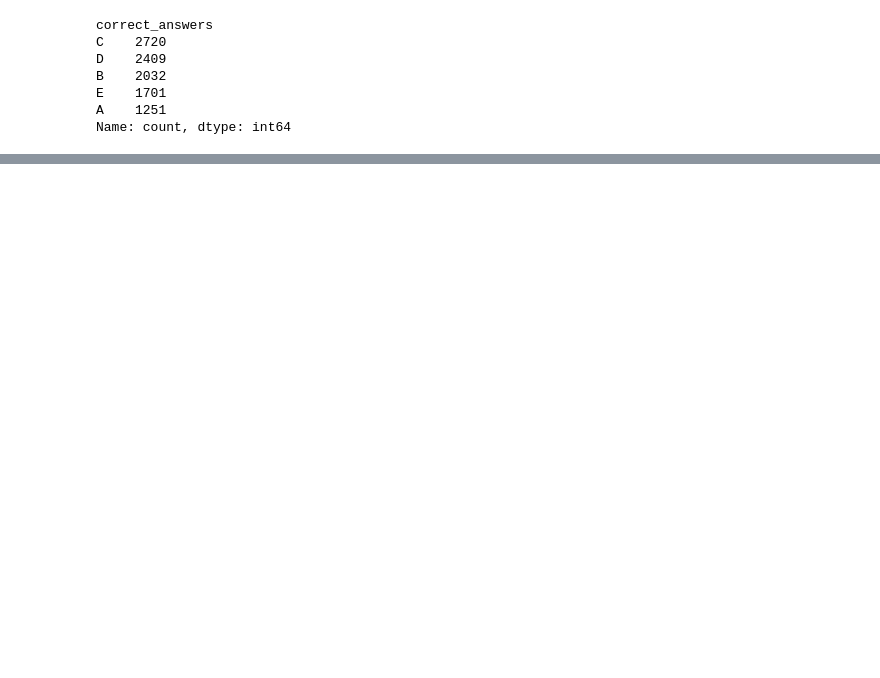
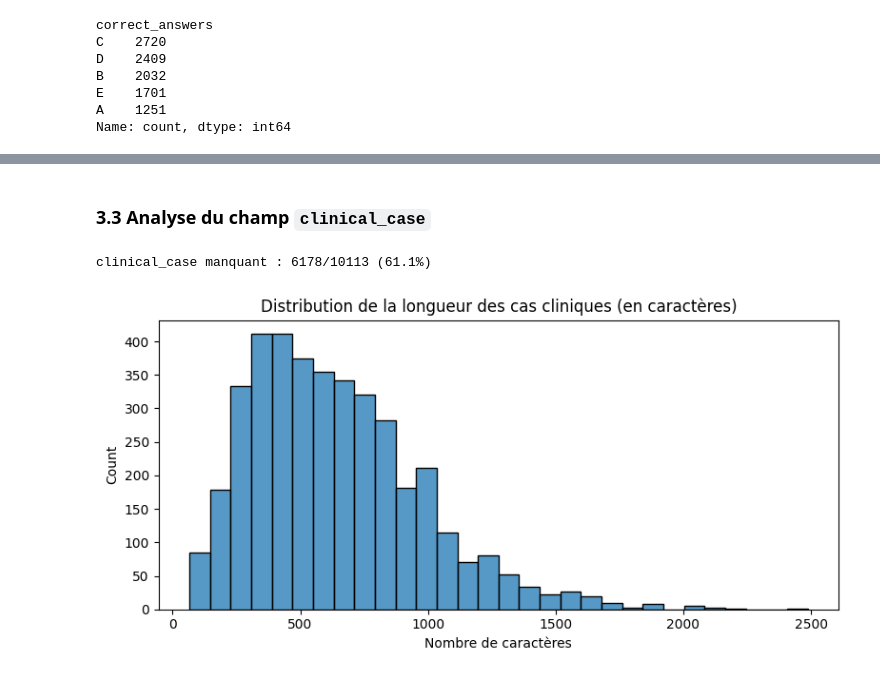
Before and after one commit to RandomFab/medical-triage-llm-finetuning, a Jupyter notebook: notebooks/EDA/mediqal_analysis.ipynb, the cells around one changed output, grey strips where cells are left out. Drawn from its saved outputs; the diff is of its cells as text; code cells hidden in the pictures; blank space fills up the shorter version.

```diff
--- a/notebooks/EDA/mediqal_analysis.ipynb
+++ b/notebooks/EDA/mediqal_analysis.ipynb
@@ -150,0 +135,18 @@ df.head(100)
+# %% [markdown]
+### 3.3 Analyse du champ `clinical_case`
+# %%
+n_missing = df_mcqu["clinical_case"].isna().sum()
+n_total = len(df_mcqu)
+print(f"clinical_case manquant : {n_missing}/{n_total} ({n_missing/n_total:.1%})")
+
+# Distribution des longueurs (lignes avec cas clinique uniquement)
+len_clinical_cases = df_mcqu.loc[df_mcqu["clinical_case"].notna(), "clinical_case"].str.len()
+fig, ax = plt.subplots(figsize=(8, 4))
+sns.histplot(len_clinical_cases, bins=30, ax=ax)
+ax.set_title("Distribution de la longueur des cas cliniques (en caractères)")
+ax.set_xlabel("Nombre de caractères")
+plt.tight_layout()
+plt.show()
+# %% [output]
+clinical_case manquant : 6178/10113 (61.1%)
+[figure, added]
```
Also changed, not shown: parts of 34 cells of this notebook, 3 other files.
